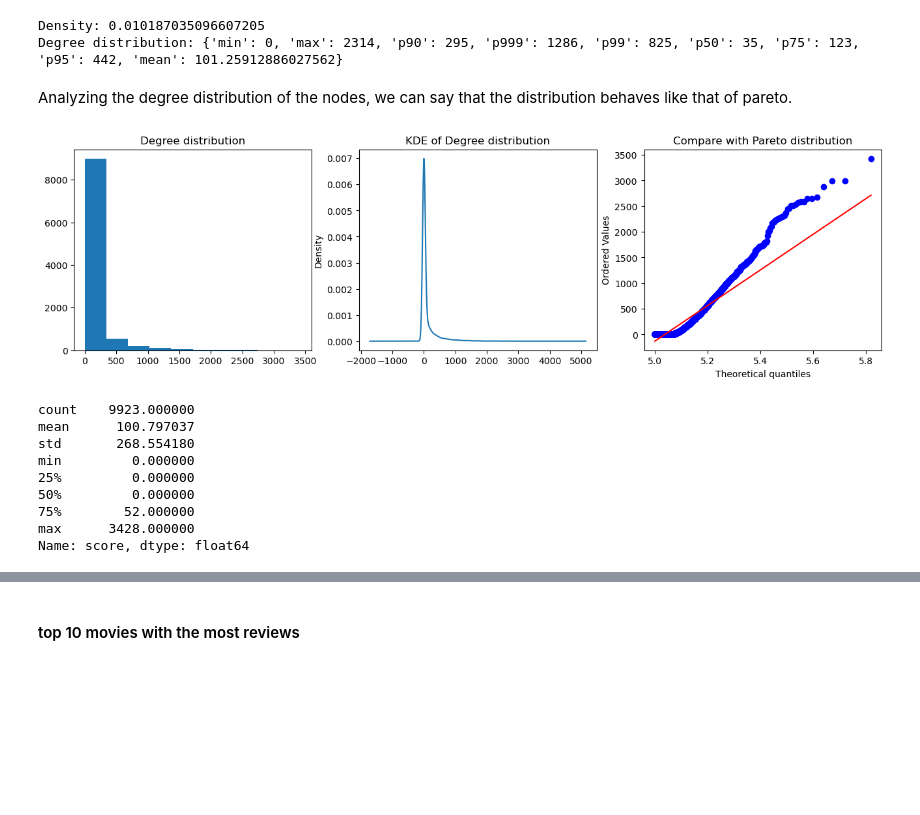
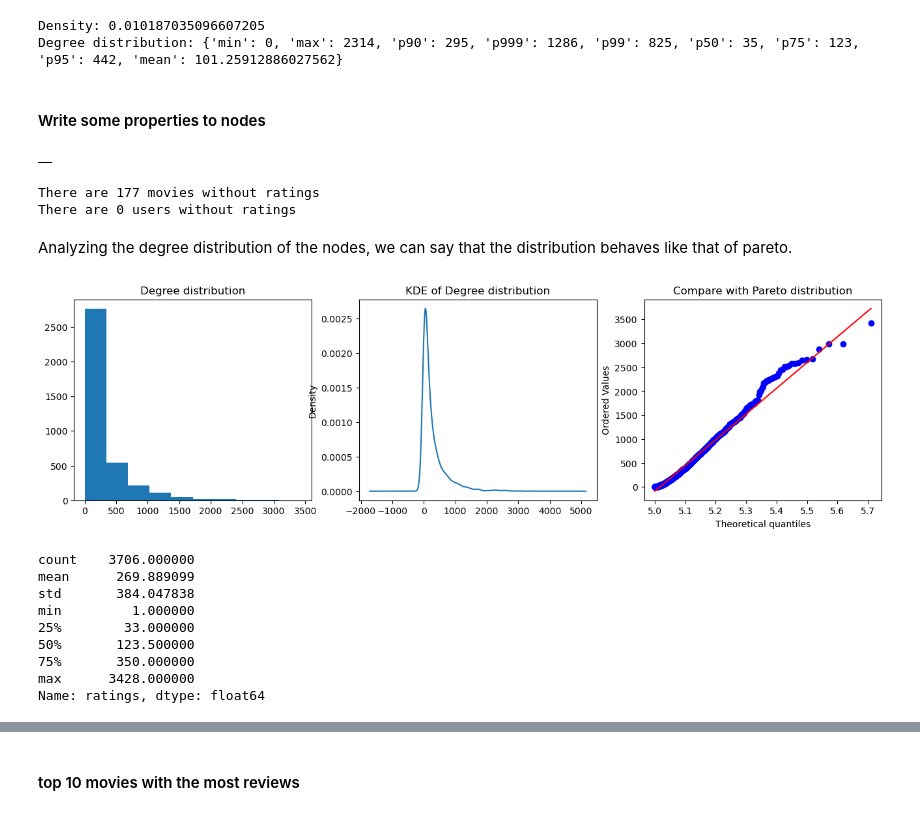
Before and after one commit to AngeloLongano/graph_analytics_movie_dataset, a Jupyter notebook: 2_exploratory_analysis.ipynb, the cells around one changed output, grey strips where cells are left out. Saved outputs shown, nothing was run; the diff lists cells and outputs as text; code cells hidden in the pictures; blank space fills up the shorter version.

```diff
--- a/2_exploratory_analysis.ipynb
+++ b/2_exploratory_analysis.ipynb
@@ -325,35 +264,83 @@ print(f"Degree distribution: {result['degreeDistribution'][0]}")
 # %% [output]
 Density: 0.010187035096607205
 Degree distribution: {'min': 0, 'max': 2314, 'p90': 295, 'p999': 1286, 'p99': 825, 'p50': 35, 'p75': 123, 'p95': 442, 'mean': 101.25912886027562}
+# %% [markdown]
+#### Write some properties to nodes
+# %%
+gds.run_cypher(
+    """CALL gds.degree.write('users-rates', {writeProperty: 'outDegree' })"""
+)
+gds.run_cypher(
+    """CALL gds.degree.write('users-rates', {orientation:'REVERSE', writeProperty: 'inDegree' })"""
+)
+
+gds.run_cypher(
+    """
+    MATCH (u:User)
+    SET u.ratings = toInteager(u.outDegree)
+    REMOVE u.inDegree, u.outDegree;
+    """
+)
+
+gds.run_cypher(
+    """
+    MATCH (m:Movie)
+    SET m.ratings = toInteger(m.inDegree)
+    REMOVE m.inDegree, m.outDegree;
+    """
+)
+# %% [output]
+|  |
+# %%
+# Check if there are movies and users without ratings
+movies_without_ratings = gds.run_cypher(
+    """
+    MATCH (m:Movie WHERE m.ratings = 0)
+    RETURN COUNT(m) as count;
+"""
+)["count"][0]
+users_without_ratings = gds.run_cypher(
+    """
+    MATCH (u:User WHERE u.ratings = 0)
+    RETURN COUNT(u) as count;
+"""
+)["count"][0]
+print(f"There are {movies_without_ratings} movies without ratings")
+print(f"There are {users_without_ratings} users without ratings")
+# %% [output]
+There are 177 movies without ratings
+There are 0 users without ratings
 # %% [markdown]
 Analyzing the degree distribution of the nodes, we can say that the distribution behaves like that of pareto.
 # %%
 result = gds.run_cypher(
     """
-    CALL gds.degree.stream("movies-rated")
+    MATCH (m:Movie WHERE m.ratings>0)
+    RETURN m.title as title,m.ratings as ratings
+    ORDER BY ratings DESC
     """
 )
-movies_degree = result["score"]
+movies_degree = result["ratings"]
 fig, ax = plt.subplots(1, 3, figsize=(16, 4))
 ax[0].hist(movies_degree, bins=10)
 ax[0].set_title("Degree distribution")
 movies_degree.plot.kde(ax=ax[1])
 ax[1].set_title("KDE of Degree distribution")
 stats.probplot(movies_degree, dist="pareto", sparams=(16, 4), plot=ax[2])
 ax[2].set_title("Compare with Pareto distribution")
 plt.show()
 movies_degree.describe()
 # %% [output]
-[figure, old version]
+[figure, new version]
-count    9923.000000
-mean      100.797037
-std       268.554180
-min         0.000000
-25%         0.000000
-50%         0.000000
-75%        52.000000
+count    3706.000000
+mean      269.889099
+std       384.047838
+min         1.000000
+25%        33.000000
+50%       123.500000
+75%       350.000000
 max      3428.000000
-Name: score, dtype: float64
+Name: ratings, dtype: float64
 # %%
 result = gds.run_cypher(
     """
```
Also changed, not shown: parts of 39 cells of this notebook, 1 other file.
